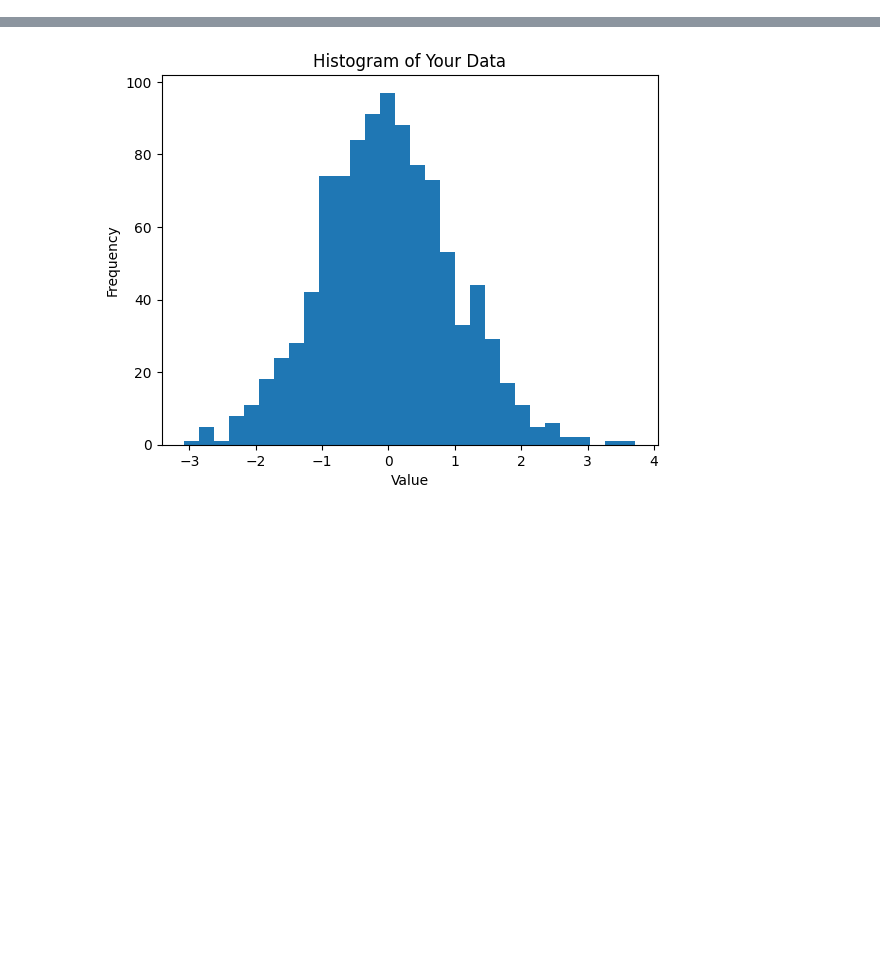
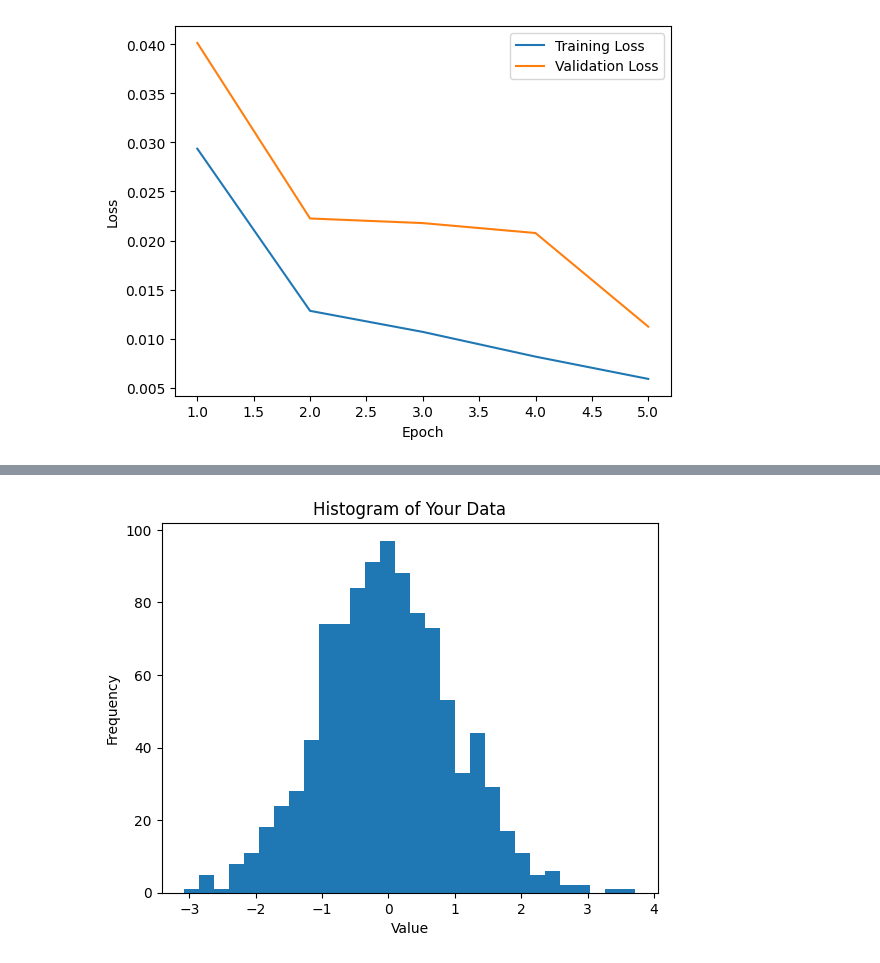
Before and after one commit to arturofredes/SchneiderHackathon_UBEcoFriends, a Jupyter notebook: src/split.ipynb, the cells around one changed output, grey strips where cells are left out. Drawn from its saved outputs; the diff is of its cells as text; code cells hidden in the pictures; blank space fills up the shorter version.

Commit message:
training pipeline done

```diff
--- a/src/split.ipynb
+++ b/src/split.ipynb
@@ -32,6 +31,6 @@ KeyError: 'HU_surplus'
 # %%
 def eighty_twenty_split(X,y):
-    split = int(X.shape[1]*.8)
+    split = int(X.shape[0]*.8)
     X_train = X[: split]
     X_test = X[split :]
     y_train = y[: split]
@@ -49,9 +48,3 @@ def create_sequences(X, y, input_len):
     sequences_train=sequences[:-1, :, :]
     target_values=y[input_len+1:]
     return sequences_train, target_values
-
-
-sequences_train, target_values = create_sequences(X_train, y_train, input_len)
-sequences_test, target_values_test = create_sequences(X_test, y_test, input_len)
-print(target_values.shape)
-print(sequences_train.shape)
@@ -91,7 +54,7 @@ _________________________________________________________________
 from sklearn.preprocessing import MinMaxScaler
 import numpy as np
 
-def scale_train_test_series(sequences_train, target_values_train, sequences_test, target_values_test, return_target_scaler=False):
+def scale_train_test_series(sequences_train, target_values_train, sequences_test, target_values_test, return_target_scaler):
     # Min-Max Scaler initialization
     scaler_target_values = MinMaxScaler()
 
@@ -113,3 +76,66 @@ def scale_train_test_series(sequences_train, target_values_train, sequences_test
         return sequences_train_scaled, sequences_test_scaled, target_values_train_scaled, target_values_test_scaled, scaler_target_values
     else:
          return sequences_train_scaled, sequences_test_scaled, target_values_train_scaled, target_values_test_scaled
+# %%
+X,y = get_series_country('HU')
+X_train, y_train, X_test, y_test = eighty_twenty_split(X , y)
+
+input_len = 168
+sequences_train, target_values_train = create_sequences(X_train, y_train, input_len)
+sequences_test, target_values_test = create_sequences(X_test, y_test, input_len)
+
+sequences_train_scaled, sequences_test_scaled, target_values_train_scaled, target_values_test_scaled, scaler_target_values = scale_train_test_series(sequences_train, target_values_train, sequences_test, target_values_test, return_target_scaler = True)
+
+print('Train sequences and targets')
+print(target_values_train_scaled.shape)
+print(sequences_train_scaled.shape)
+print('Test sequences and targets')
+print(target_values_test_scaled.shape)
+print(sequences_test_scaled.shape)
+
+
+#shuffle training data
+indices = np.arange(target_values_train_scaled.shape[0])
+np.random.shuffle(indices)
+sequences_train_scaled = sequences_train_scaled[indices]
+target_values_train_scaled = target_values_train_scaled[indices]
+
+
+#create a model
+import tensorflow as tf
+model = tf.keras.models.Sequential([
+tf.keras.layers.LSTM(16, return_sequences=True, input_shape=[None, 7]),
+tf.keras.layers.LSTM(16, return_sequences=True),
+tf.keras.layers.LSTM(16),
+tf.keras.layers.Dense(1)
+])
+model.summary()
+
+#fit the model
+model.compile(loss='mse',
+          optimizer='adam',
+          metrics=['mae'])
+
+history=model.fit(sequences_train_scaled, target_values_train_scaled, epochs=5, validation_data=(sequences_test_scaled,target_values_test_scaled))
+
+#save the model
+save_path='../models/'+'model_HU.h5'
+model.save(save_path)
+
+#plotting the loss curve
+import matplotlib.pyplot as plt
+train_loss = history.history['loss']
+epochs = range(1, len(train_loss) + 1)
+
+# Extract the validation loss values
+val_loss = history.history['val_loss']
+
+# Plot the training loss and validation loss vs. epoch
+plt.plot(epochs, train_loss, label='Training Loss')
+plt.plot(epochs, val_loss, label='Validation Loss')
+plt.xlabel('Epoch')
+plt.ylabel('Loss')
+
+plt.legend()
+plt.show()
+# %% [output]
@@ -115,0 +159 @@ def scale_train_test_series(sequences_train, target_values_train, sequences_test
+[figure, added]
```
Also changed, not shown: parts of 8 cells of this notebook, 1 other file.
